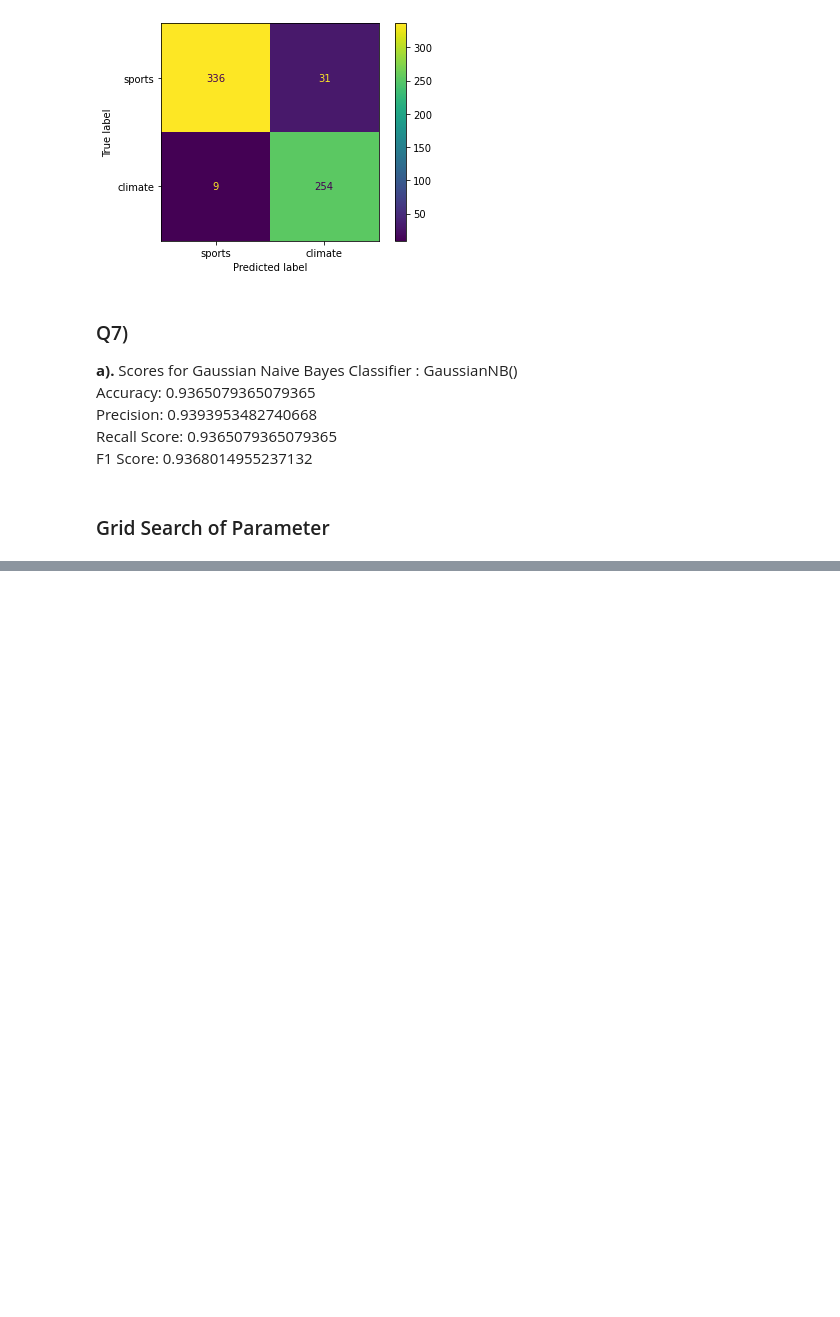
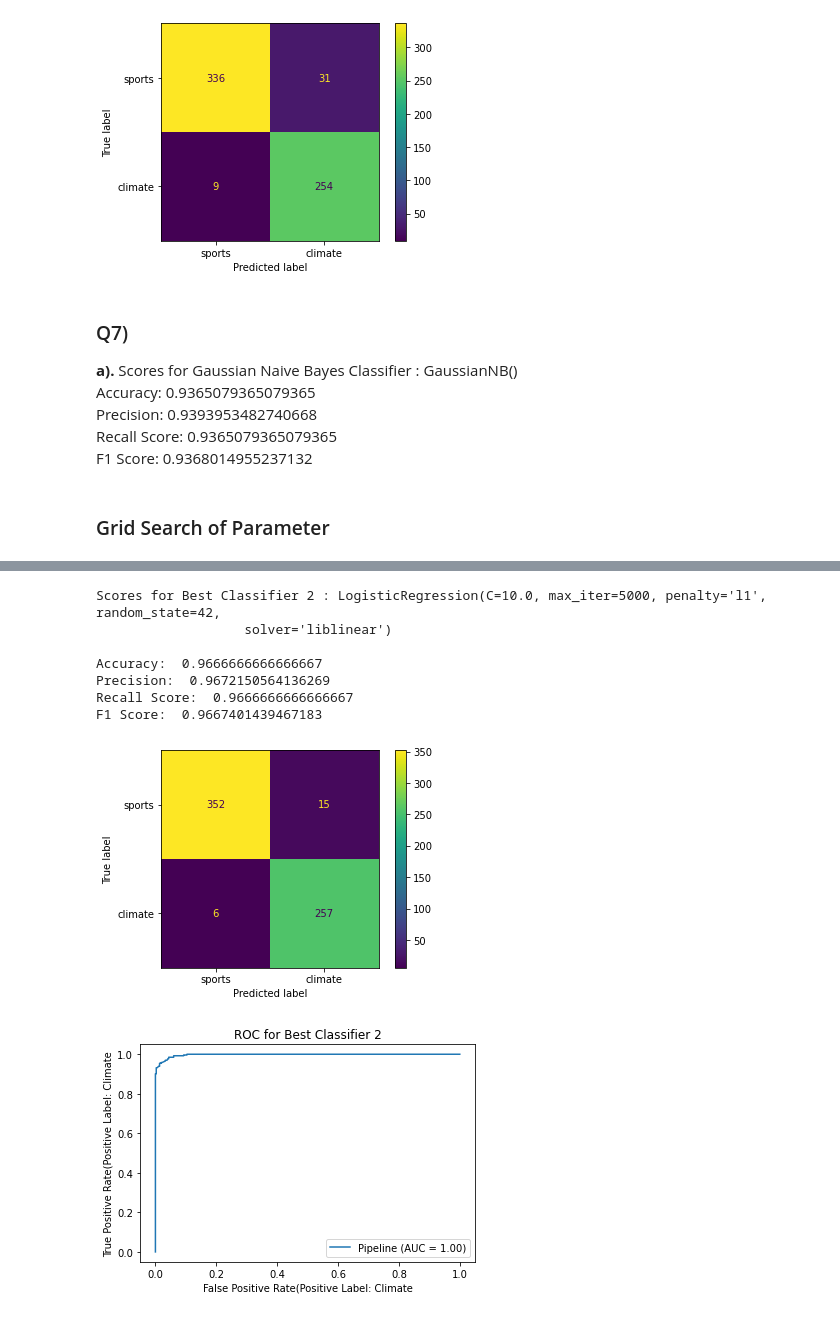
Before and after one commit to diplav09/Classification_NewsArticle, a Jupyter notebook: Project1_curr.ipynb, the cells around one changed output, grey strips where cells are left out. Drawn from its saved outputs; the diff is of its cells as text; code cells hidden in the pictures; blank space fills up the shorter version.

```diff
--- a/Project1_curr.ipynb
+++ b/Project1_curr.ipynb
@@ -1057,0 +977,36 @@ Best parameter (CV score=0.972):
+# %%
+pipe2 = Pipeline([
+    ('count', ftExtNone3),
+    ('tfidf', TfidfTransformer(smooth_idf=True, use_idf=True)),
+    ('dim_reduce', LSIred80),
+    ('clf', clfLogisticL1)
+]).fit(train['full_text'], train_labels)
+
+pipe2pred = pipe2.predict(test['full_text'])
+pipe2Scores = getScores(test_labels, pipe2pred)
+
+
+print("Scores for Best Classifier 2 : {}\n".format(pipe2['clf']))
+print("Accuracy: ", pipe2Scores['accuracy'])
+print("Precision: ", pipe2Scores['precision'])
+print("Recall Score: ", pipe2Scores['recall'])
+print("F1 Score: ", pipe2Scores['f1'])
+
+plot_confusion_matrix(pipe2, test['full_text'], test_labels, display_labels=['sports', 'climate'])
+plt.show()
+
+metrics.plot_roc_curve(pipe2, test['full_text'], test_labels)
+plt.title("ROC for Best Classifier 2")
+plt.xlabel("False Positive Rate(Positive Label: Climate")
+plt.ylabel("True Positive Rate(Positive Label: Climate")
+plt.show()
+# %% [output]
+Scores for Best Classifier 2 : LogisticRegression(C=10.0, max_iter=5000, penalty='l1', random_state=42,
+                   solver='liblinear')
+
+Accuracy:  0.9666666666666667
+Precision:  0.9672150564136269
+Recall Score:  0.9666666666666667
+F1 Score:  0.9667401439467183
+[figure, added]
+[figure, added]
```
Also changed, not shown: parts of 62 cells of this notebook, 1 other file.
